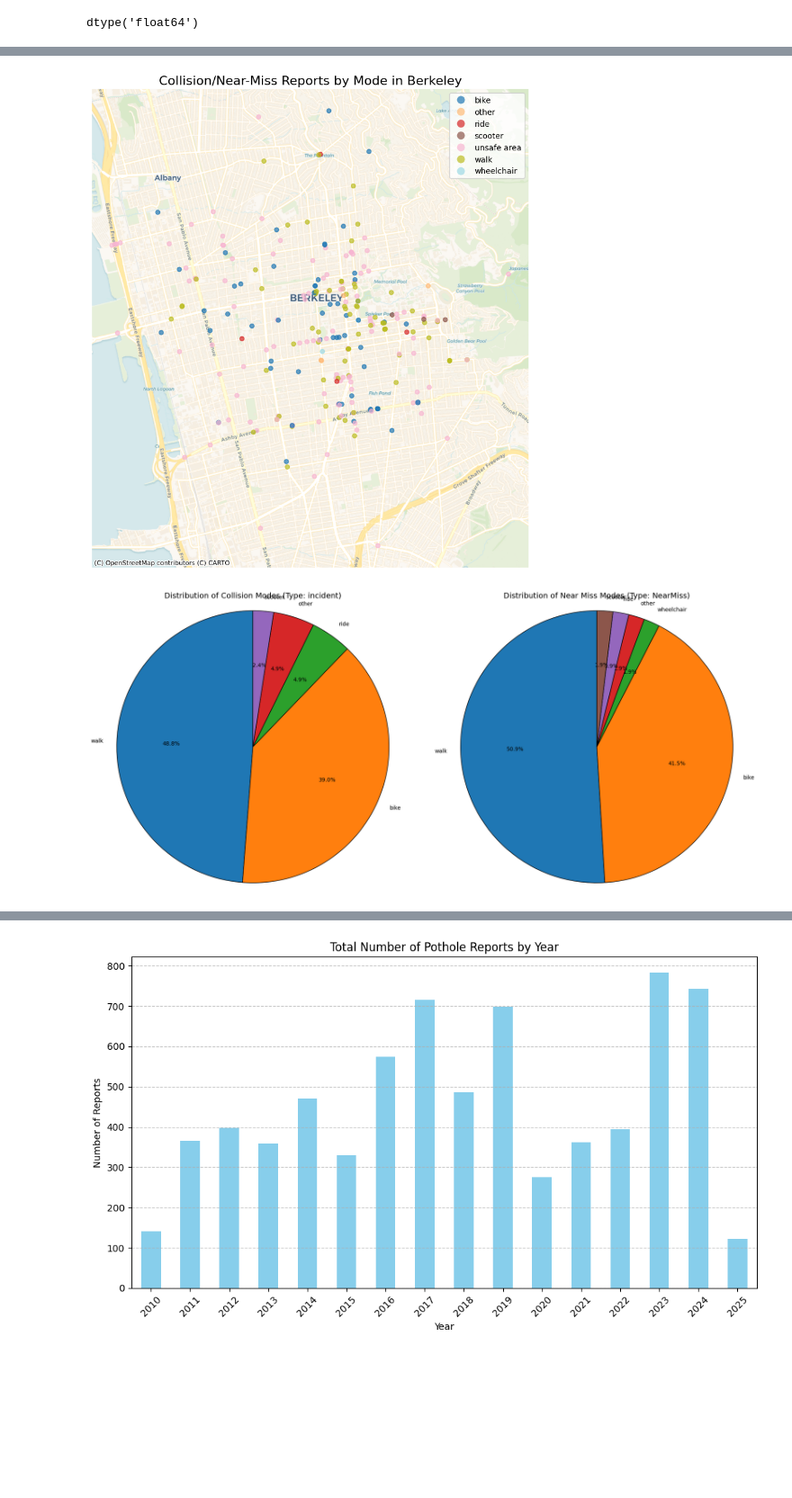
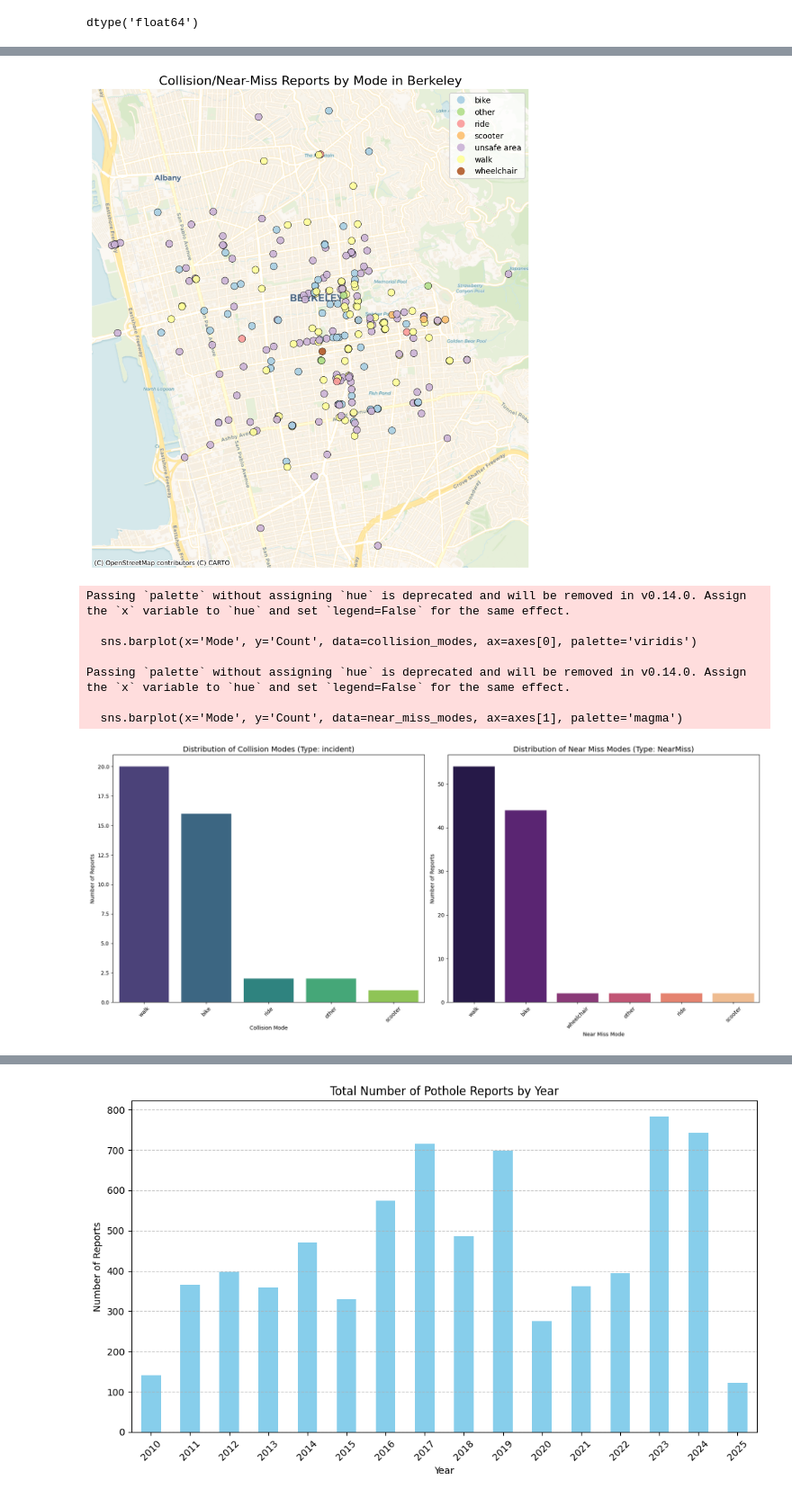
Before and after one commit to jamesvdinh/school, a Jupyter notebook: cyplan-101/group_5_final_project/notebooks/group_5_data_analysis.ipynb, the cells around one changed output, grey strips where cells are left out. Shown at 90% size. Drawn from its saved outputs; the diff is of its cells as text; code cells hidden in the pictures; blank space fills up the shorter version.

```diff
--- a/cyplan-101/group_5_final_project/notebooks/group_5_data_analysis.ipynb
+++ b/cyplan-101/group_5_final_project/notebooks/group_5_data_analysis.ipynb
@@ -97,9 +106,11 @@ gdf_collisions.plot(
     ax=ax,
     column='crash/near-miss mode',
     legend=True,
-    markersize=30,
-    cmap='tab20',
-    alpha=0.7
+    markersize=80,
+    cmap='Paired',
+    alpha=0.9,
+    edgecolor='black',
+    linewidth=0.5
 )
 
 cx.add_basemap(ax, source=cx.providers.CartoDB.Voyager)
@@ -109,41 +120,54 @@ ax.set_axis_off()
 plt.tight_layout()
 plt.show()
 # %% [output]
-[figure, old version]
+[figure, new version]
 # %%
-#  --- Plot Pie Chart for Modes of Collisions/Near Misses
-# Filter for 'unsafe' type
+#  --- Plot Bar Charts for Modes of Collisions/Near Misses
+# Filter for 'incident' type
 collisions_data = gdf_collisions[gdf_collisions['type'] == 'incident']
-collision_modes = collisions_data['crash/near-miss mode'].value_counts()
+collision_modes = collisions_data['crash/near-miss mode'].value_counts().reset_index()
+collision_modes.columns = ['Mode', 'Count']
 
 # Filter for 'nearMiss' type
 near_miss_data = gdf_collisions[gdf_collisions['type'] == 'nearMiss']
-near_miss_modes = near_miss_data['crash/near-miss mode'].value_counts()
+near_miss_modes = near_miss_data['crash/near-miss mode'].value_counts().reset_index()
+near_miss_modes.columns = ['Mode', 'Count']
 
 fig, axes = plt.subplots(1, 2, figsize=(18, 8))
 
-# Pie Chart for Collisions (type='unsafe')
+# Bar Chart for Collisions (type='incident')
 if not collision_modes.empty:
-    axes[0].pie(collision_modes, labels=collision_modes.index, autopct='%1.1f%%', startangle=90, wedgeprops={'edgecolor': 'black'})
+    sns.barplot(x='Mode', y='Count', data=collision_modes, ax=axes[0], palette='viridis')
     axes[0].set_title('Distribution of Collision Modes (Type: incident)', fontsize=14)
-    axes[0].axis('equal')
+    axes[0].set_xlabel('Collision Mode')
+    axes[0].set_ylabel('Number of Reports')
+    axes[0].tick_params(axis='x', rotation=45)
 else:
-    axes[0].set_title('No Collision Data (Type: Unsafe) Available', fontsize=14)
+    axes[0].set_title('No Collision Data (Type: incident) Available', fontsize=14)
     axes[0].text(0.5, 0.5, 'No data', horizontalalignment='center', verticalalignment='center', transform=axes[0].transAxes)
 
-# Pie Chart for Near Misses (type='nearMiss')
+# Bar Chart for Near Misses (type='nearMiss')
 if not near_miss_modes.empty:
-    axes[1].pie(near_miss_modes, labels=near_miss_modes.index, autopct='%1.1f%%', startangle=90, wedgeprops={'edgecolor': 'black'})
+    sns.barplot(x='Mode', y='Count', data=near_miss_modes, ax=axes[1], palette='magma')
     axes[1].set_title('Distribution of Near Miss Modes (Type: NearMiss)', fontsize=14)
-    axes[1].axis('equal')
+    axes[1].set_xlabel('Near Miss Mode')
+    axes[1].set_ylabel('Number of Reports')
+    axes[1].tick_params(axis='x', rotation=45)
 else:
     axes[1].set_title('No Near Miss Data (Type: NearMiss) Available', fontsize=14)
     axes[1].text(0.5, 0.5, 'No data', horizontalalignment='center', verticalalignment='center', transform=axes[1].transAxes)
 
 plt.tight_layout()
 plt.show()
 # %% [output]
+Passing `palette` without assigning `hue` is deprecated and will be removed in v0.14.0. Assign the `x` variable to `hue` and set `legend=False` for the same effect.
+
+  sns.barplot(x='Mode', y='Count', data=collision_modes, ax=axes[0], palette='viridis')
+
+Passing `palette` without assigning `hue` is deprecated and will be removed in v0.14.0. Assign the `x` variable to `hue` and set `legend=False` for the same effect.
+
+  sns.barplot(x='Mode', y='Count', data=near_miss_modes, ax=axes[1], palette='magma')
-[figure, old version]
+[figure, new version]
 # %%
 # --- Geocoding (for later) ---
 # def normalize_intersection(address):
```
Also changed, not shown: parts of 4 cells of this notebook, 6 other files.
